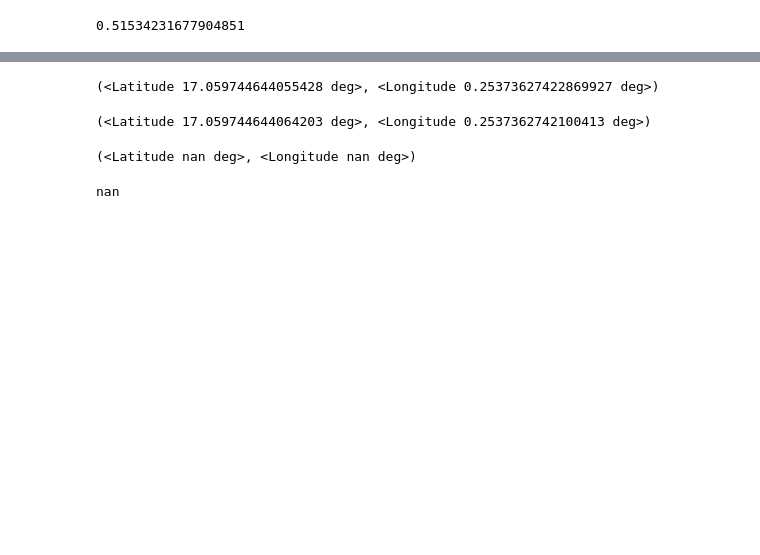
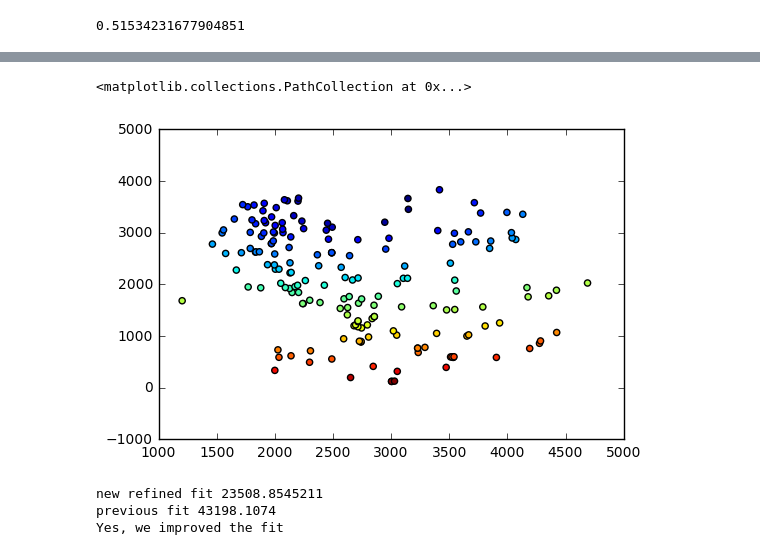
Before and after one commit to lsst/all_sky_phot, a Jupyter notebook: data/viz_night_cat_match.ipynb, the cells around one changed output, grey strips where cells are left out. Cells and saved outputs as stored; diff of their text form; code cells hidden in the pictures; blank space fills up the shorter version.

```diff
--- a/data/viz_night_cat_match.ipynb
+++ b/data/viz_night_cat_match.ipynb
@@ -248,16 +245,18 @@ phot_tables[i][good]
-# %%
-radec2altaz(phot_tables[i][good][0]['ra_rough'].value, phot_tables[i][good][0]['dec_rough'].value, phot_tables[i][0]['mjd'], lsst_location)
-# %% [output]
-(<Latitude 17.059744644055428 deg>, <Longitude 0.25373627422869927 deg>)
-# %%
-phot_tables[i][good][0]['alt_rough'], phot_tables[i][good][0]['az_rough']
-# %% [output]
-(<Latitude 17.059744644064203 deg>, <Longitude 0.2537362742100413 deg>)
-# %%
-radec2altaz(ybc['RA'][ybc_bright[0]][idx].values[0], ybc['Dec'][ybc_bright[0]][idx].values[0], phot_tables[i]['mjd'].max(), location=lsst_location)
-# %% [output]
-(<Latitude nan deg>, <Longitude nan deg>)
-# %%
-ybc['RA'][ybc_bright[0]][idx].values[0]
-# %% [output]
-nan
+# %%
+plt.scatter(phot_tables[i]['xcenter'][good][notnan].value, phot_tables[i]['ycenter'][good][notnan].value, c=ybc['Dec'].values[ybc_bright][idx][notnan])
+# %% [output]
+<matplotlib.collections.PathCollection at 0x...>
+[figure, added]
+# %%
+# let's see if we did indeed improve the fit
+newdsq = fun(fit_result.x)
+olddsq =  fun(fun.wcs2x0(w))
+print 'new refined fit', fun(fit_result.x)
+print 'previous fit', fun(fun.wcs2x0(w))
+
+if olddsq > newdsq:
+    print 'Yes, we improved the fit'
+# %% [output]
+new refined fit 23508.8545211
+previous fit 43198.1074
+Yes, we improved the fit
```
Also changed, not shown: parts of 19 cells of this notebook, 1 other file.
